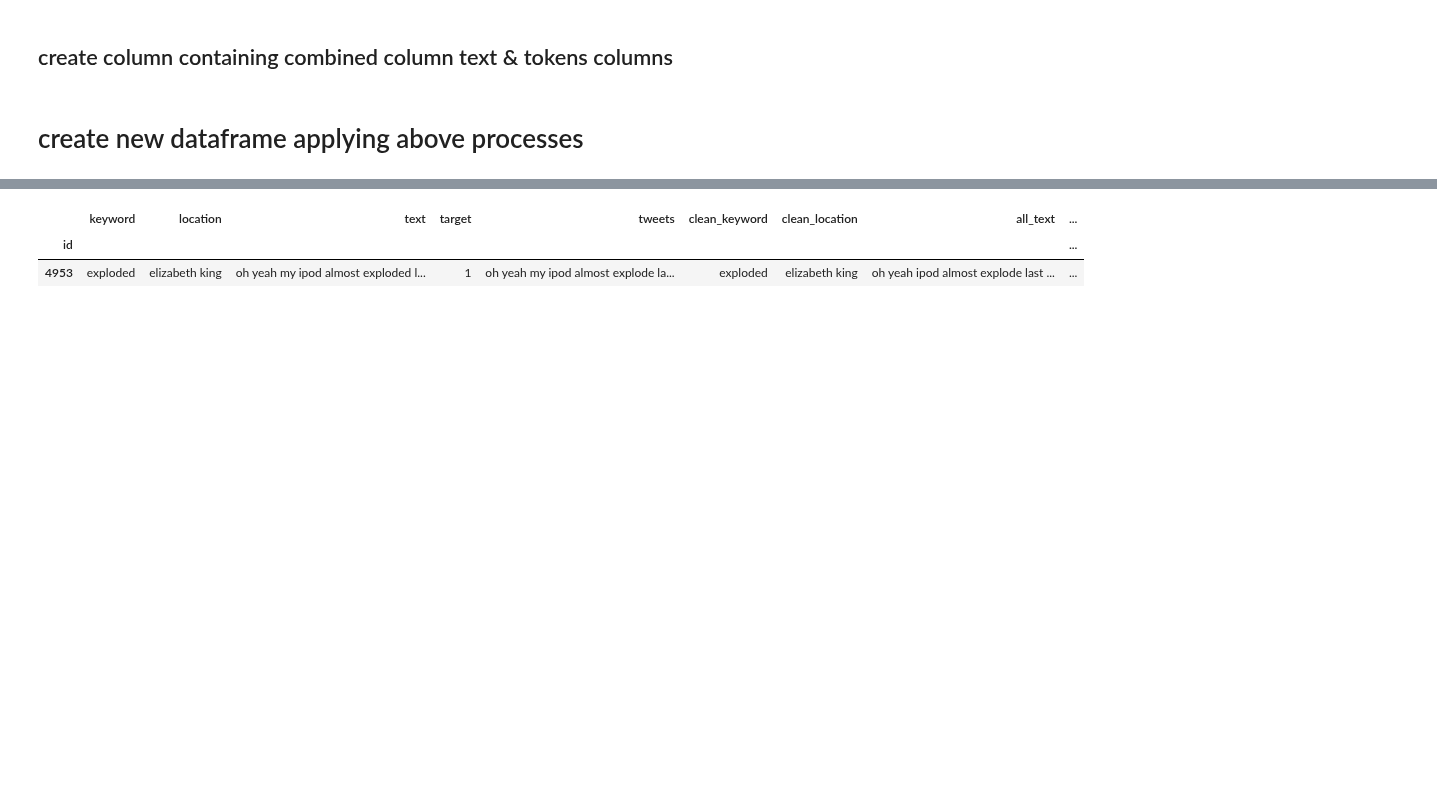
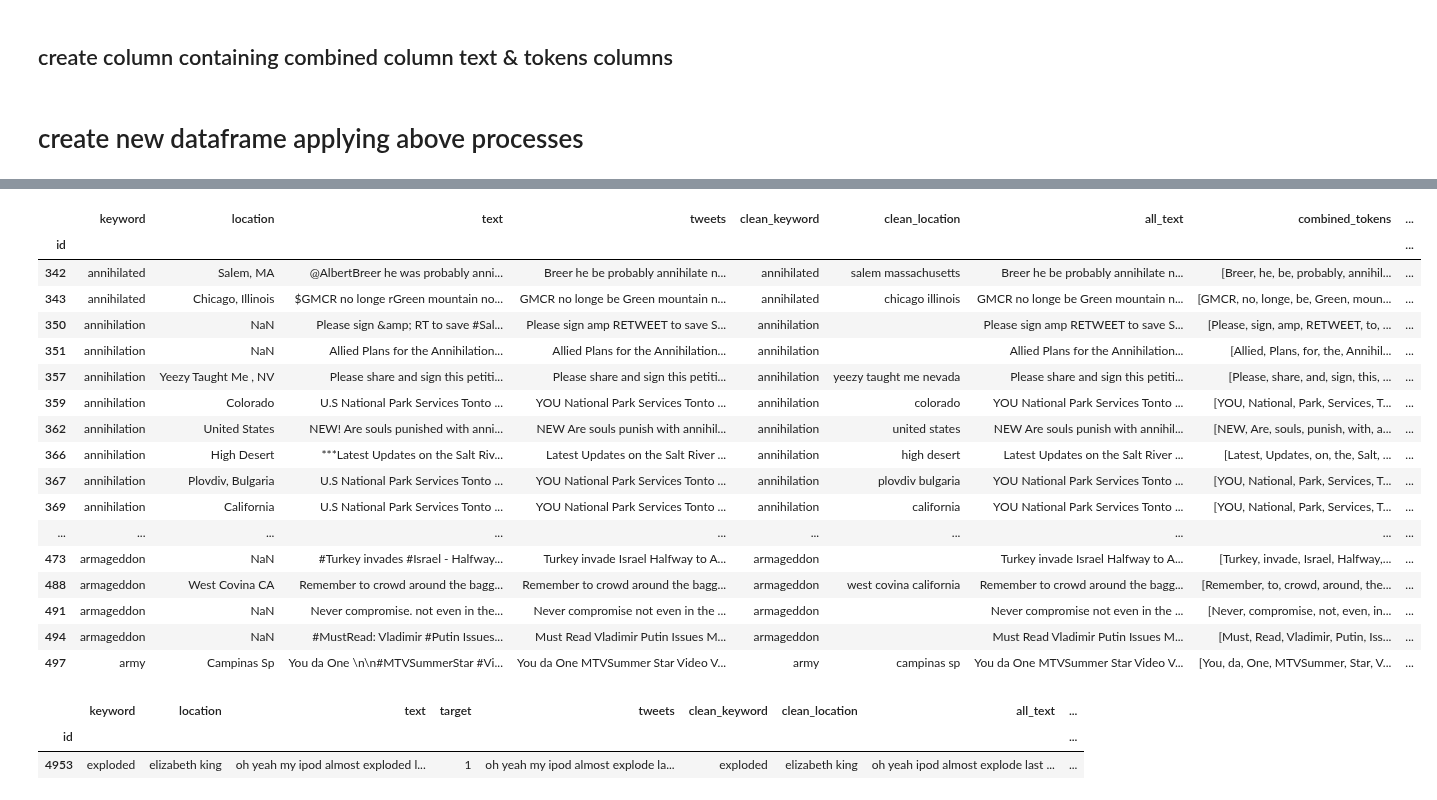
Before and after one commit to 8REN/disaster_tweets, a Jupyter notebook: preprocess_text.ipynb, the cells around one changed output, grey strips where cells are left out. Saved outputs shown, nothing was run; the diff lists cells and outputs as text; code cells hidden in the pictures; blank space fills up the shorter version.

Commit message:
update preprocess text

```diff
--- a/preprocess_text.ipynb
+++ b/preprocess_text.ipynb
@@ -128,10 +321,10 @@ def denoise_text(text):
 # %%
-def lemmatize_text(text, pos_tag):
+def lemmatize_text(text):
     #function to tokenize and lemmatize text, removing twitter handles and reducing length of words ex. loool = lol
+    lemmatizer = WordNetLemmatizer()
+    tokens = [lemmatizer.lemmatize(w, 'v') for w in text.split(' ')]
+    return tokens
 
-    lemmatizer = WordNetLemmatizer()
-    tokens = [lemmatizer.lemmatize(w, pos=pos_tag) for w in text.split(' ')]
-    return tokens
 
 def replace_numbers(tokens):
     # function to replace digits in string with numbers spelled out as words ex 11 = eleven
@@ -172,18 +365,19 @@ def norm_text(tokens):
 ## tweet text process
 # %%
 #### text preprocessing specifically formatted for tweets but will work on any text
-def tweet_preprocess(df):
+def process_tweet(df):
     """combine regex and nltk processing for tweet text and keyword text processing"""
     def expand_text(text):
+        text = remove_handles(text)
         camel_text = camel_case_split(text)
         exp_loc_tweet = word_expansion_from_dict(camel_text, expansion_dict=location_expansion_dict)
-        exp_text = word_expansion_from_dict(exp_loc_tweet.lower(), expansion_dict=word_expansion_dict)
+        exp_text = word_expansion_from_dict(exp_loc_tweet, expansion_dict=word_expansion_dict)
         return exp_text
 
     def process_text(text):
         exp_text = expand_text(text)
         clean_text = denoise_text(exp_text)
-        lem_text = lemmatize_text(clean_text, pos_tag='v')
+        lem_text = lemmatize_text(clean_text)
         text = ' '.join(x for x in norm_text(lem_text) if len(x) > 1)
         return text
 
@@ -200,19 +394,19 @@ def process_keyword(df):
 # %% [markdown]
 ## location text process
 # %%
-def preprocess_location(df):
+def process_location(df):
     """combine regex and nltk processing for location text processing"""
 
     def expand_text(text):
         camel_text = camel_case_split(text)
-        loc_dict_lower = dict((k.lower(), v.lower()) for k, v in location_expansion_dict.items())
-        exp_text = word_expansion_from_dict(camel_text.lower(), loc_dict_lower)
+        #loc_dict_lower = {k.lower(): v for k, v in location_expansion_dict.items()}
+        exp_text = word_expansion_from_dict(camel_text, location_expansion_dict)
         return exp_text
 
     def process_text(text):
         exp_text = expand_text(text)
         clean_text = denoise_text(exp_text)
-        lem_text = lemmatize_text(clean_text, pos_tag='n')
+        lem_text = lemmatize_text(clean_text)
         text = ' '.join([x for x in norm_text(lem_text)])
         return text
 
@@ -243,9 +435,10 @@ df['tweets'] = tweet_preprocess(df.text)
 # %%
-df['tweets'] = tweet_preprocess(df.text)
-test_df['tweets'] = tweet_preprocess(test_df.text)
+df['tweets'] = process_tweet(df.text)
+test_df['tweets'] = process_tweet(test_df.text)
 df['clean_keyword'] = process_keyword(df.keyword.astype(str))
 test_df['clean_keyword'] = process_keyword(test_df.keyword.astype(str))
-df['clean_location'] = df.location.astype(str)
-test_df['clean_location'] = test_df.location.astype(str)
+df['clean_location'] = process_location(df.location.astype(str))
+test_df['clean_location'] = process_location(test_df.location.astype(str))
+
 train_df = combine_columns(df)
 test_df2 = combine_columns(test_df)
@@ -269,3 +473,24 @@ test_df2
+# %%
+test_df[100:150]
+# %% [output]
+|  | keyword | location | text | tweets | clean_keyword | clean_location | all_text | combined_tokens | ... |
+| id |  |  |  |  |  |  |  |  | ... |
+| 342 | annihilated | Salem, MA | @AlbertBreer he was probably anni... | Breer he be probably annihilate n... | annihilated | salem massachusetts | Breer he be probably annihilate n... | [Breer, he, be, probably, annihil... | ... |
+| 343 | annihilated | Chicago, Illinois | $GMCR no longe rGreen mountain no... | GMCR no longe be Green mountain n... | annihilated | chicago illinois | GMCR no longe be Green mountain n... | [GMCR, no, longe, be, Green, moun... | ... |
+| 350 | annihilation | NaN | Please sign &amp; RT to save #Sal... | Please sign amp RETWEET to save S... | annihilation |  | Please sign amp RETWEET to save S... | [Please, sign, amp, RETWEET, to, ... | ... |
+| 351 | annihilation | NaN | Allied Plans for the Annihilation... | Allied Plans for the Annihilation... | annihilation |  | Allied Plans for the Annihilation... | [Allied, Plans, for, the, Annihil... | ... |
+| 357 | annihilation | Yeezy Taught Me , NV | Please share and sign this petiti... | Please share and sign this petiti... | annihilation | yeezy taught me nevada | Please share and sign this petiti... | [Please, share, and, sign, this, ... | ... |
+| 359 | annihilation | Colorado | U.S National Park Services Tonto ... | YOU National Park Services Tonto ... | annihilation | colorado | YOU National Park Services Tonto ... | [YOU, National, Park, Services, T... | ... |
+| 362 | annihilation | United States | NEW! Are souls punished with anni... | NEW Are souls punish with annihil... | annihilation | united states | NEW Are souls punish with annihil... | [NEW, Are, souls, punish, with, a... | ... |
+| 366 | annihilation | High Desert | ***Latest Updates on the Salt Riv... | Latest Updates on the Salt River ... | annihilation | high desert | Latest Updates on the Salt River ... | [Latest, Updates, on, the, Salt, ... | ... |
+| 367 | annihilation | Plovdiv, Bulgaria | U.S National Park Services Tonto ... | YOU National Park Services Tonto ... | annihilation | plovdiv bulgaria | YOU National Park Services Tonto ... | [YOU, National, Park, Services, T... | ... |
+| 369 | annihilation | California | U.S National Park Services Tonto ... | YOU National Park Services Tonto ... | annihilation | california | YOU National Park Services Tonto ... | [YOU, National, Park, Services, T... | ... |
+| ... | ... | ... | ... | ... | ... | ... | ... | ... | ... |
+| 473 | armageddon | NaN | #Turkey invades #Israel - Halfway... | Turkey invade Israel Halfway to A... | armageddon |  | Turkey invade Israel Halfway to A... | [Turkey, invade, Israel, Halfway,... | ... |
+| 488 | armageddon | West Covina CA | Remember to crowd around the bagg... | Remember to crowd around the bagg... | armageddon | west covina california | Remember to crowd around the bagg... | [Remember, to, crowd, around, the... | ... |
+| 491 | armageddon | NaN | Never compromise. not even in the... | Never compromise not even in the ... | armageddon |  | Never compromise not even in the ... | [Never, compromise, not, even, in... | ... |
+| 494 | armageddon | NaN | #MustRead: Vladimir #Putin Issues... | Must Read Vladimir Putin Issues M... | armageddon |  | Must Read Vladimir Putin Issues M... | [Must, Read, Vladimir, Putin, Iss... | ... |
+| 497 | army | Campinas Sp | You da One \n\n#MTVSummerStar #Vi... | You da One MTVSummer Star Video V... | army | campinas sp | You da One MTVSummer Star Video V... | [You, da, One, MTVSummer, Star, V... | ... |
 # %%
 test_df2.to_csv('test_update.csv')
 train_df.to_csv('train_update.csv')
```
Also changed, not shown: parts of 14 cells of this notebook, 2 other files.
